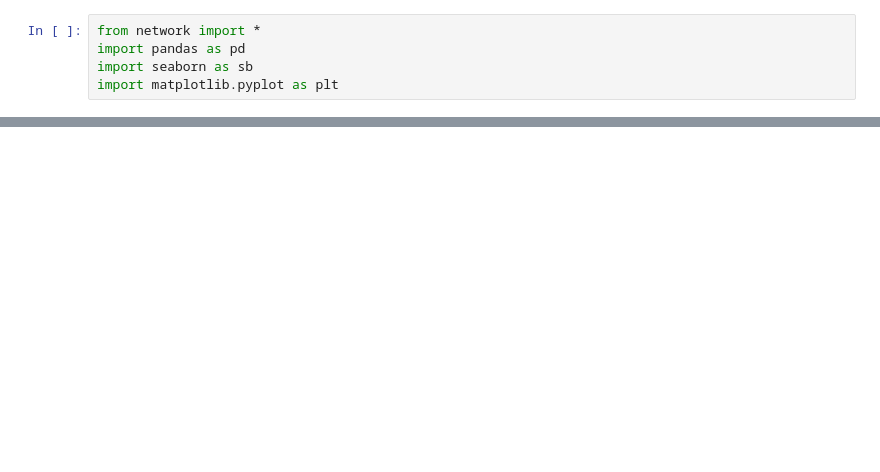
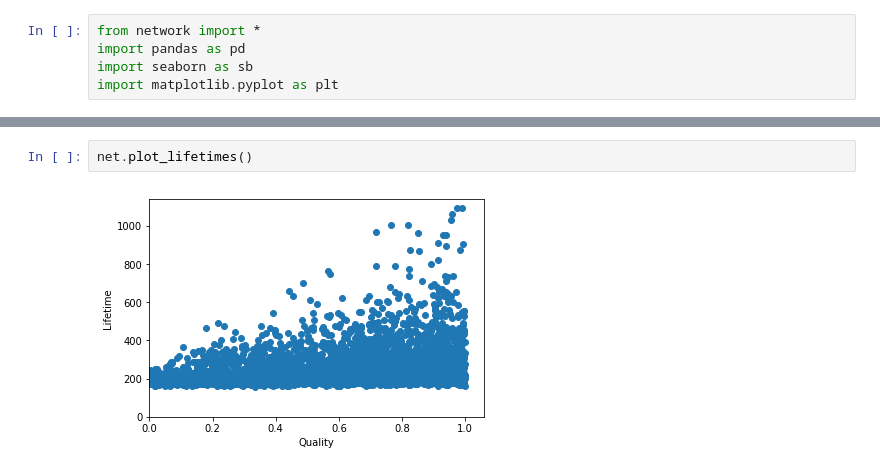
Before and after one commit to FakeNewsProject/FakeNews, a Jupyter notebook: Network Test.ipynb, the cells around one changed output, grey strips where cells are left out. Saved outputs shown, nothing was run; the diff lists cells and outputs as text; blank space fills up the shorter version.

```diff
--- a/Network Test.ipynb
+++ b/Network Test.ipynb
@@ -34,0 +31,4 @@ df_memes['lifetime'] =  df_memes['end'] - df_memes['start']
+# %%
+net.plot_lifetimes()
+# %% [output]
+[figure, added]
```
Also changed, not shown: parts of 15 cells of this notebook.
